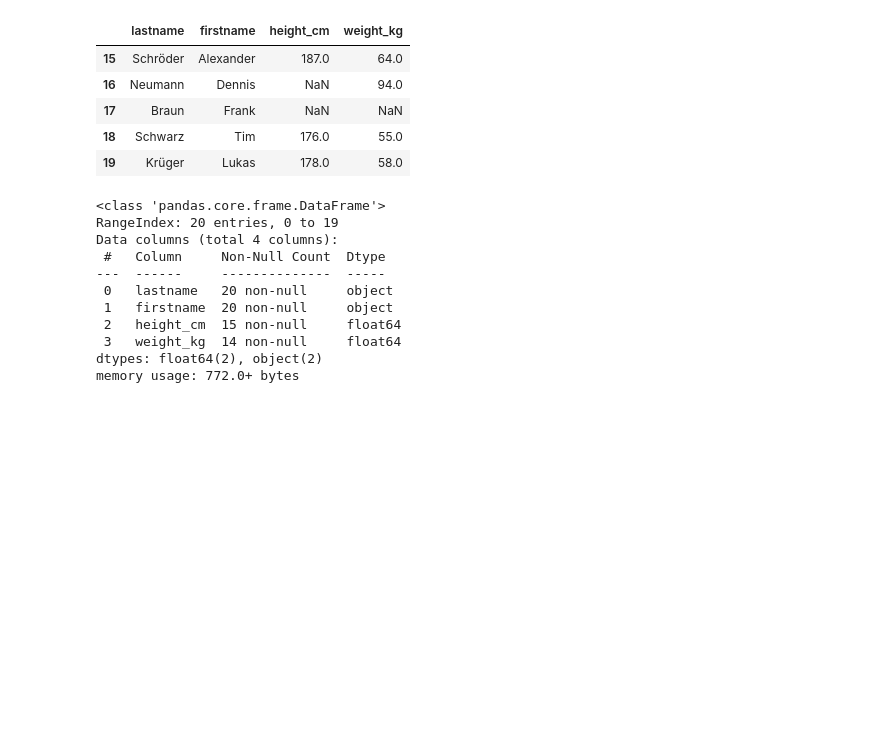
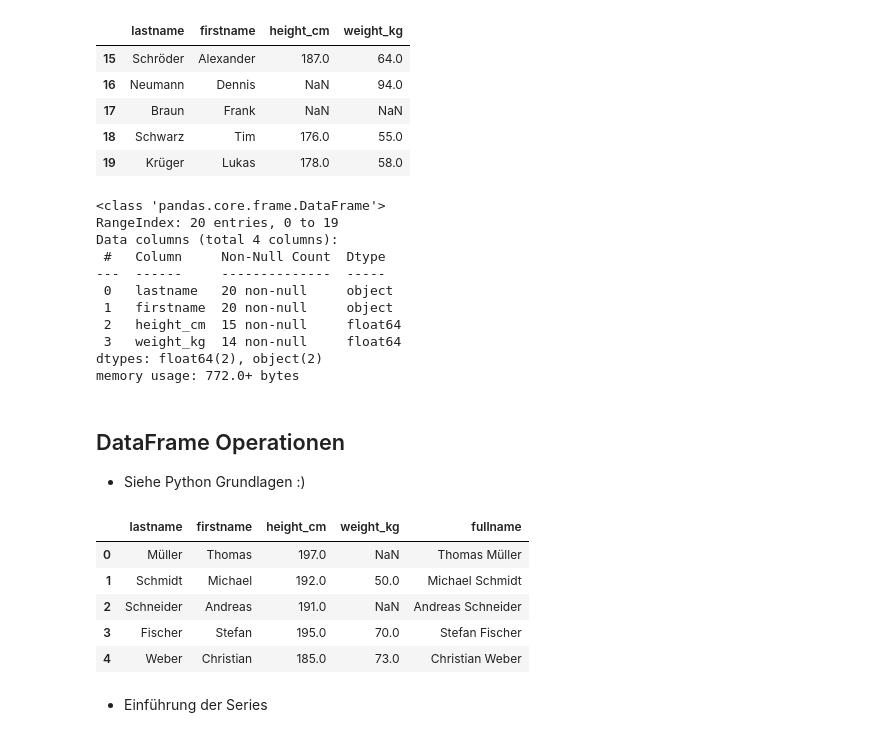
Before and after one commit to Javacream/org.javacream.training.python, a Jupyter notebook: Datenanalyse/pandas_introduction.ipynb, the cells around one changed output. Saved outputs shown, nothing was run; the diff lists cells and outputs as text; code cells hidden in the pictures; blank space fills up the shorter version.

Commit message:
DataFrame Operationen

```diff
--- a/Datenanalyse/pandas_introduction.ipynb
+++ b/Datenanalyse/pandas_introduction.ipynb
@@ -173,3 +173,29 @@ Data columns (total 4 columns):
  3   weight_kg  14 non-null     float64
 dtypes: float64(2), object(2)
 memory usage: 772.0+ bytes
+# %% [markdown]
+## DataFrame Operationen
+
+* Siehe Python Grundlagen :)
+# %%
+s1 = 'Hugo'
+s2 = 'Meier'
+s3 = s1 + ' ' + s2
+s3
+
+person = {'lastname': 'Meier', 'firstname': 'Hugo'}
+name = person['firstname'] + ' ' + person['lastname']
+name
+
+people = [{'lastname': 'Meier', 'firstname': 'Hugo'}, {'lastname': 'Schneider', 'firstname': 'Hannah'}]
+name = [person['firstname'] + ' ' + person['lastname'] for person in people]
+name
+# %% [output]
+|  | lastname | firstname | height_cm | weight_kg | fullname |
+| 0 | Müller | Thomas | 197.0 | NaN | Thomas Müller |
+| 1 | Schmidt | Michael | 192.0 | 50.0 | Michael Schmidt |
+| 2 | Schneider | Andreas | 191.0 | NaN | Andreas Schneider |
+| 3 | Fischer | Stefan | 195.0 | 70.0 | Stefan Fischer |
+| 4 | Weber | Christian | 185.0 | 73.0 | Christian Weber |
+# %% [markdown]
+* Einführung der Series
```
Also changed, not shown: parts of 5 cells of this notebook.
